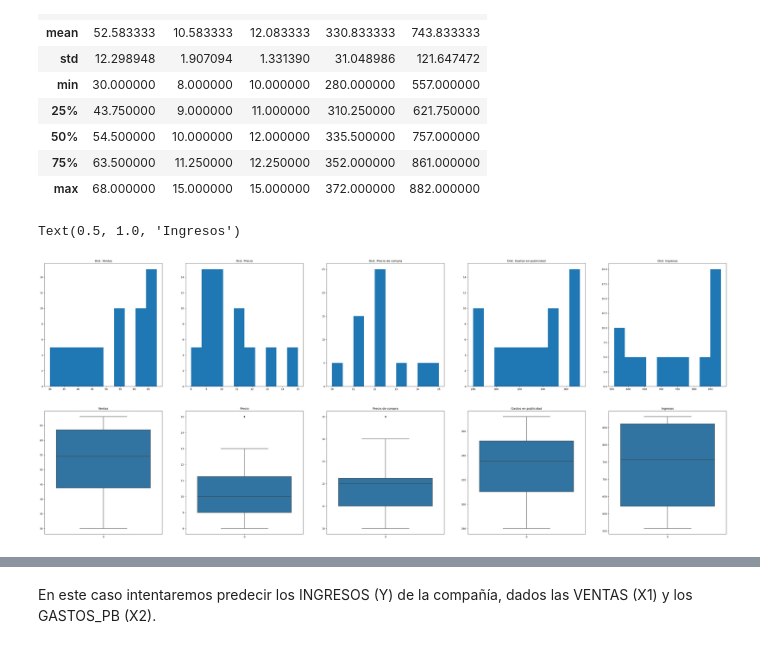
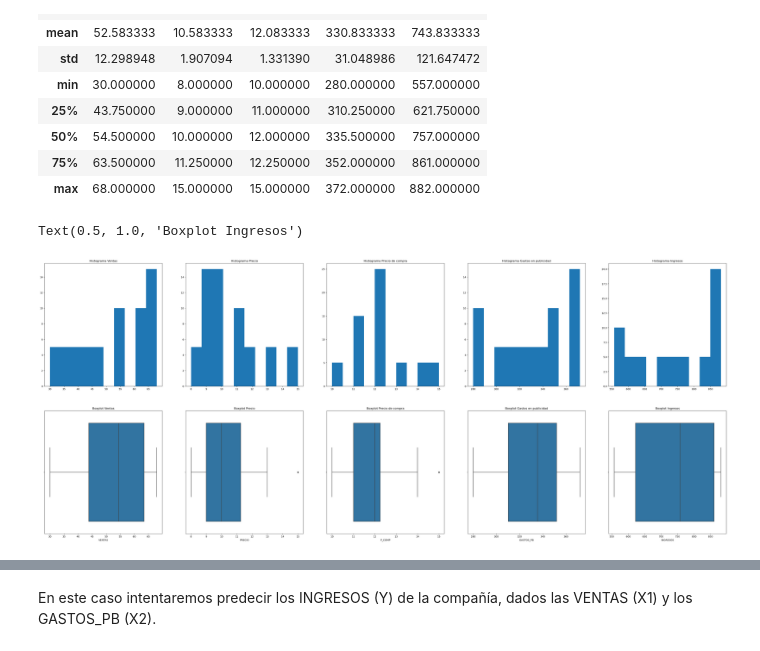
Before and after one commit to kikin3112/projets, a Jupyter notebook: regression/múltiple/t2_aplicada/regresion_lineal.ipynb, the cells around one changed output, grey strips where cells are left out. Saved outputs shown, nothing was run; the diff lists cells and outputs as text; code cells hidden in the pictures.

```diff
--- a/regression/múltiple/t2_aplicada/regresion_lineal.ipynb
+++ b/regression/múltiple/t2_aplicada/regresion_lineal.ipynb
@@ -41,50 +41,50 @@ plt.figure(figsize=(50, 20))
 
 #histograma ventas
 plt.subplot(2,5,1)
-plt.hist(db['VENTAS'], bins = 10)
-plt.title('Dist. Ventas')
+plt.hist(db['VENTAS'])
+plt.title('Histograma Ventas')
 
 #histograma precio
 plt.subplot(2,5,2)
-plt.hist(db['PRECIO'], bins = 10)
-plt.title('Dist. Precio')
+plt.hist(db['PRECIO'])
+plt.title('Histograma Precio')
 
 #histograma p_comp
 plt.subplot(2,5,3)
-plt.hist(db['P_COMP'], bins = 10)
-plt.title('Dist. Precio de compra')
+plt.hist(db['P_COMP'])
+plt.title('Histograma Precio de compra')
 
 #histograma gastos_pb
 plt.subplot(2,5,4)
-plt.hist(db['GASTOS_PB'], bins = 10)
-plt.title('Dist. Gastos en publicidad')
+plt.hist(db['GASTOS_PB'])
+plt.title('Histograma Gastos en publicidad')
 
 #histograma ingresos
 plt.subplot(2,5,5)
-plt.hist(db['INGRESOS'], bins = 10)
-plt.title('Dist. Ingresos')
+plt.hist(db['INGRESOS'])
+plt.title('Histograma Ingresos')
 
 #boxplot ventas
 plt.subplot(2,5,6)
-sns.boxplot(db["VENTAS"]).set_title("Ventas")
+sns.boxplot(x = db["VENTAS"]).set_title("Boxplot Ventas")
 
 #boxplot precio
 plt.subplot(2,5,7)
-sns.boxplot(db["PRECIO"]).set_title("Precio")
+sns.boxplot(x = db["PRECIO"]).set_title("Boxplot Precio")
 
 #boxplot p_comp
 plt.subplot(2,5,8)
-sns.boxplot(db["P_COMP"]).set_title("Precio de compra")
+sns.boxplot(x = db["P_COMP"]).set_title("Boxplot Precio de compra")
 
 #boxplot gastos_pb
 plt.subplot(2,5,9)
-sns.boxplot(db["GASTOS_PB"]).set_title("Gastos en publicidad")
+sns.boxplot(x = db["GASTOS_PB"]).set_title("Boxplot Gastos en publicidad")
 
 #boxplot ingresos
 plt.subplot(2,5,10)
-sns.boxplot(db["INGRESOS"]).set_title("Ingresos")
+sns.boxplot(x = db["INGRESOS"]).set_title("Boxplot Ingresos")
 # %% [output]
-Text(0.5, 1.0, 'Ingresos')
+Text(0.5, 1.0, 'Boxplot Ingresos')
-[figure, old version]
+[figure, new version]
 # %%
 sns.pairplot(data = db, height = 1.5)
```
Also changed, not shown: parts of 5 cells of this notebook.
